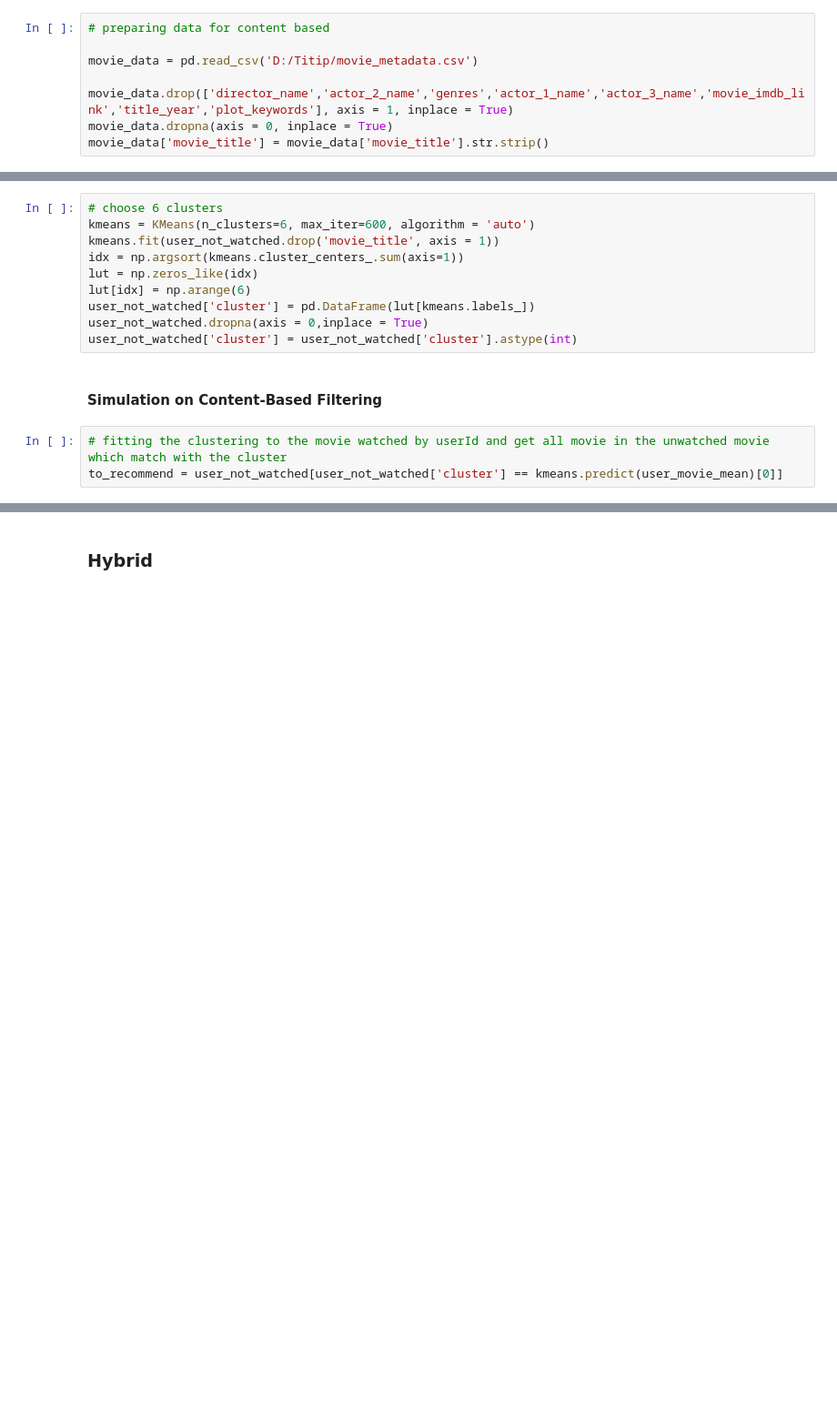
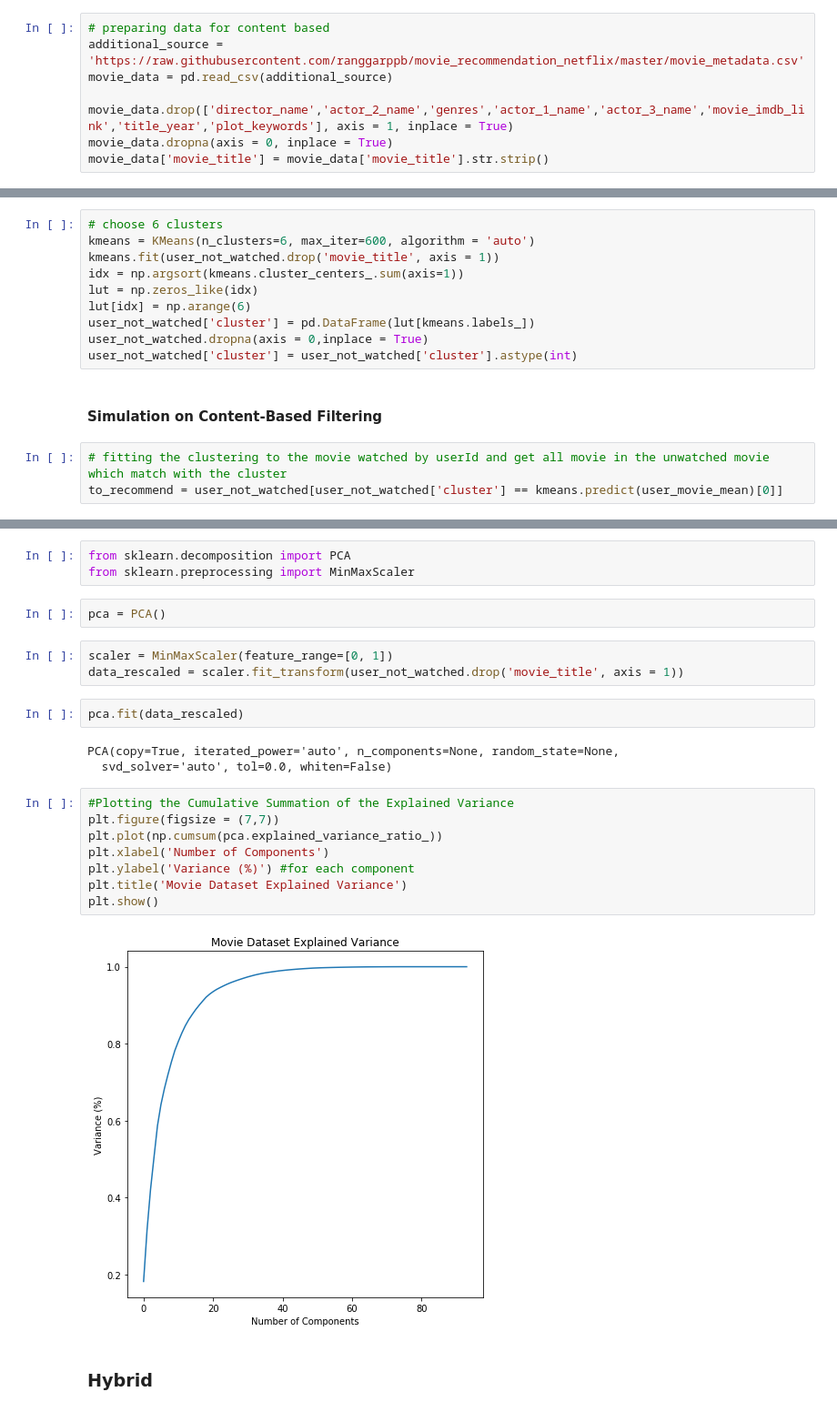
Before and after one commit to TJMSambas/movie_recommendation_netflix, a Jupyter notebook: D20_exercise_recommender_system_tri_rangga.ipynb, the cells around one changed output, grey strips where cells are left out. Shown: that part at 91% size. Saved outputs shown, nothing was run; the diff lists cells and outputs as text; blank space fills up the shorter version.

```diff
--- a/D20_exercise_recommender_system_tri_rangga.ipynb
+++ b/D20_exercise_recommender_system_tri_rangga.ipynb
@@ -430,8 +509,8 @@ interactive(children=(Dropdown(description='user', options=(1, 2, 3, 4, 5, 6, 7,
 #### Data Preparation
 # %%
 # preparing data for content based
-
-movie_data = pd.read_csv('D:/Titip/movie_metadata.csv')
+additional_source = 'https://raw.githubusercontent.com/ranggarppb/movie_recommendation_netflix/master/movie_metadata.csv'
+movie_data = pd.read_csv(additional_source)
 
 movie_data.drop(['director_name','actor_2_name','genres','actor_1_name','actor_3_name','movie_imdb_link','title_year','plot_keywords'], axis = 1, inplace = True)
 movie_data.dropna(axis = 0, inplace = True)
@@ -504,2 +600,25 @@ for x in list(to_recommend.sort_values(by = 'dist')['movie_title'].unique()[0:5]
+# %%
+from sklearn.decomposition import PCA
+from sklearn.preprocessing import MinMaxScaler
+# %%
+pca = PCA()
+# %%
+scaler = MinMaxScaler(feature_range=[0, 1])
+data_rescaled = scaler.fit_transform(user_not_watched.drop('movie_title', axis = 1))
+# %%
+pca.fit(data_rescaled)
+# %% [output]
+PCA(copy=True, iterated_power='auto', n_components=None, random_state=None,
+  svd_solver='auto', tol=0.0, whiten=False)
+# %%
+#Plotting the Cumulative Summation of the Explained Variance
+plt.figure(figsize = (7,7))
+plt.plot(np.cumsum(pca.explained_variance_ratio_))
+plt.xlabel('Number of Components')
+plt.ylabel('Variance (%)') #for each component
+plt.title('Movie Dataset Explained Variance')
+plt.show()
+# %% [output]
+[figure, added]
 # %% [markdown]
 ### Hybrid
```
Also changed, not shown: parts of 50 cells of this notebook.
